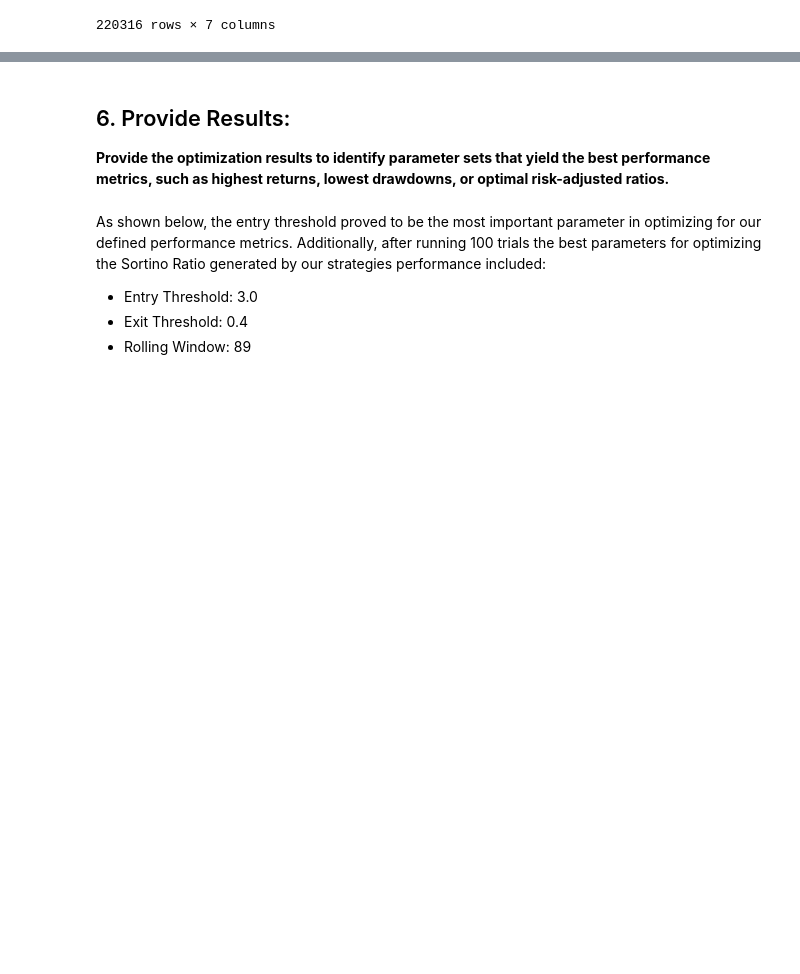
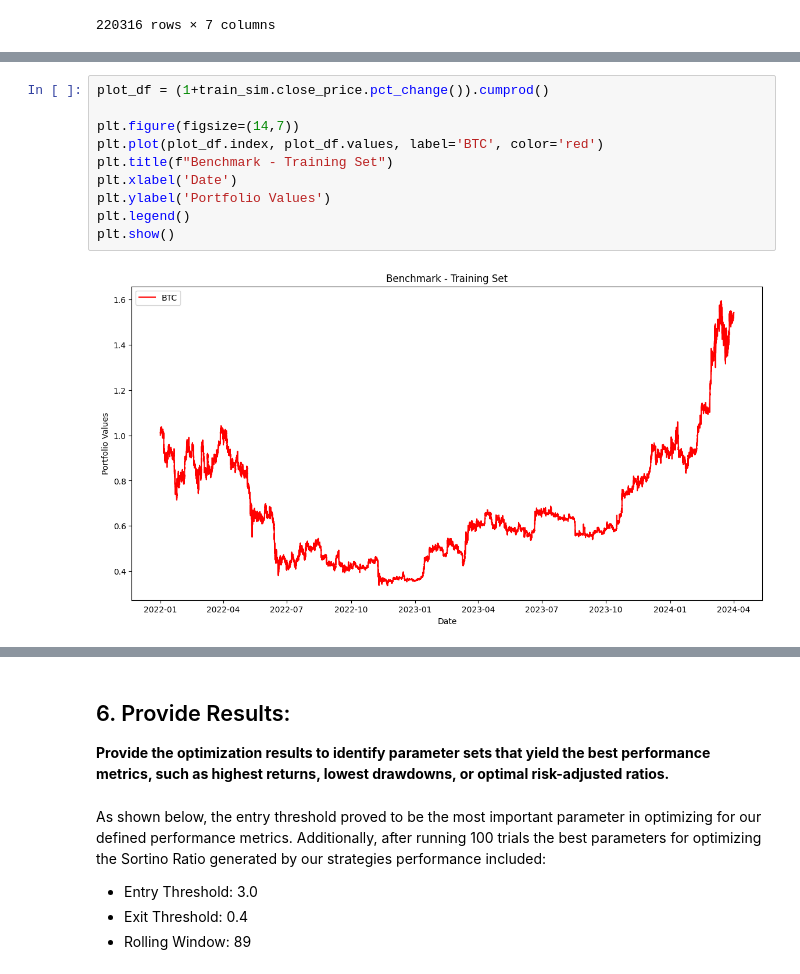
Before and after one commit to harrypandas/algo_trading_project, a Jupyter notebook: hw3/hw3_trading_strategy_hh_v2.ipynb, the cells around one changed output, grey strips where cells are left out. Cells and saved outputs as stored; diff of their text form; blank space fills up the shorter version.

```diff
--- a/hw3/hw3_trading_strategy_hh_v2.ipynb
+++ b/hw3/hw3_trading_strategy_hh_v2.ipynb
@@ -290,0 +311,12 @@ test_sim.portfolio.portfolio_values.plot()
+# %%
+plot_df = (1+train_sim.close_price.pct_change()).cumprod()
+
+plt.figure(figsize=(14,7))
+plt.plot(plot_df.index, plot_df.values, label='BTC', color='red')
+plt.title(f"Benchmark - Training Set")
+plt.xlabel('Date')
+plt.ylabel('Portfolio Values')
+plt.legend()
+plt.show()
+# %% [output]
+[figure, added]
```
Also changed, not shown: parts of 8 cells of this notebook.
